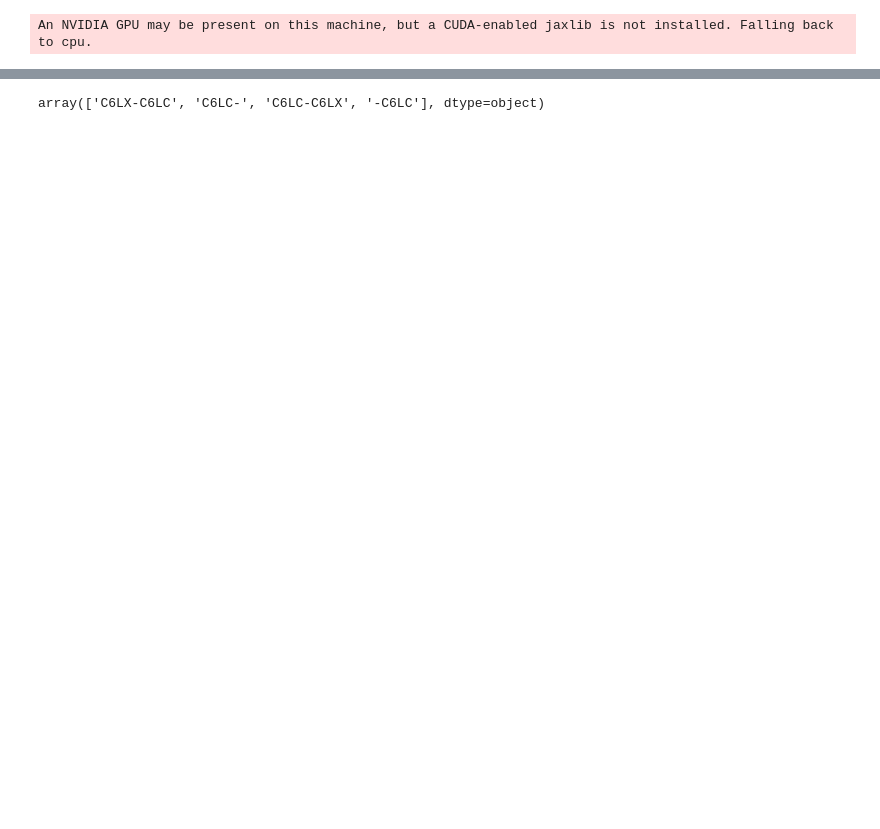
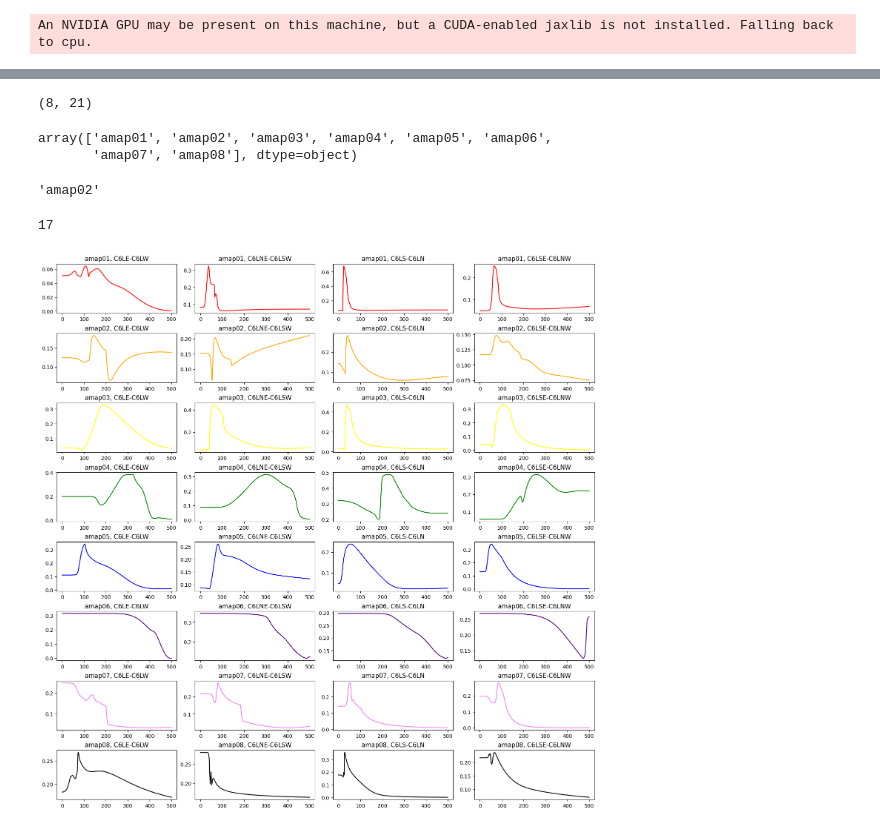
Before and after one commit to hbmep/rat-mapping, a Jupyter notebook: notebooks/L_CIRC/selectivity.ipynb, the cells around one changed output, grey strips where cells are left out. Cells and saved outputs as stored; diff of their text form; code cells hidden in the pictures; blank space fills up the shorter version.

```diff
--- a/notebooks/L_CIRC/selectivity.ipynb
+++ b/notebooks/L_CIRC/selectivity.ipynb
@@ -145,4 +128,62 @@ combination = pickle.load(open("/home/andres/repos/rat-mapping-paper/reports/L_S
+# %%
+#Specify Vertex [0] / Radius [1] / Diameter [2]
+target_config = 2
+#Specify Rat
+sub_id = 0
+
+#Normalize based on max, then calculate ratio
+curr_y = arr[:, target_config, ...]         # (8, 21, 6, 1000)
+curr_y_max = ma.max(curr_y, axis=(1, 3), keepdims=True)     # (8, 1, 6, 1)
+y = curr_y / curr_y_max
+ratio_y = y / y.sum(axis = -2, keepdims = True)
+
+#Calculate entropy
+numerator = (ratio_y * ma.log(ratio_y)).sum(axis=-2)
+denominator = np.log(len(model.response))
+entropy = 1 + (numerator / denominator)
+
+# entropy = 1+(((ratio_y * np.log2(ratio_y)).sum(axis = -2))/ np.log2(len(model.response)))
+entropy_max = ma.max(entropy, axis = -1)
+entropy_max.shape
+# %% [output]
+(8, 21)
 # %%
-df['compound_position'].unique()
+df['participant'].unique()
 # %% [output]
-array(['C6LX-C6LC', 'C6LC-', 'C6LC-C6LX', '-C6LC'], dtype=object)
+array(['amap01', 'amap02', 'amap03', 'amap04', 'amap05', 'amap06',
+       'amap07', 'amap08'], dtype=object)
+# %%
+subjects[1]
+# %% [output]
+'amap02'
+# %%
+entropy_max.mask[0, :].sum()
+# %% [output]
+17
+# %%
+subject = 0
+
+nrows = 8
+ncols = (~entropy_max.mask[subject, :]).sum()
+colors = {0:'red', 1:'orange', 2:'yellow', 3:'green', 4:'blue', 5:'indigo', 6:'violet', 7:'black'}
+
+fig, axes = plt.subplots(
+    nrows, ncols, constrained_layout=True, squeeze=False,figsize=(15, 15)
+)
+
+for s, sub in enumerate(subjects):
+    j = 0
+    sub_id = subjects[s]
+    for i, electrode in enumerate(electrodes):
+        if entropy_max.mask[s, i]:
+            continue
+
+        else:
+            ax = axes[s, j]
+            # Logic to plot
+            sns.lineplot(x=np.arange(0, 500, .5), y=entropy[s, i], ax=ax, color=colors[s])
+            # ax.plot(entropy[s, i], color = colors[s])
+            ax.set_title(f"{sub_id}, {electrode}")
+            j += 1
+# %% [output]
+[figure, added]
```
Also changed, not shown: parts of 16 cells of this notebook, 1 other file.
